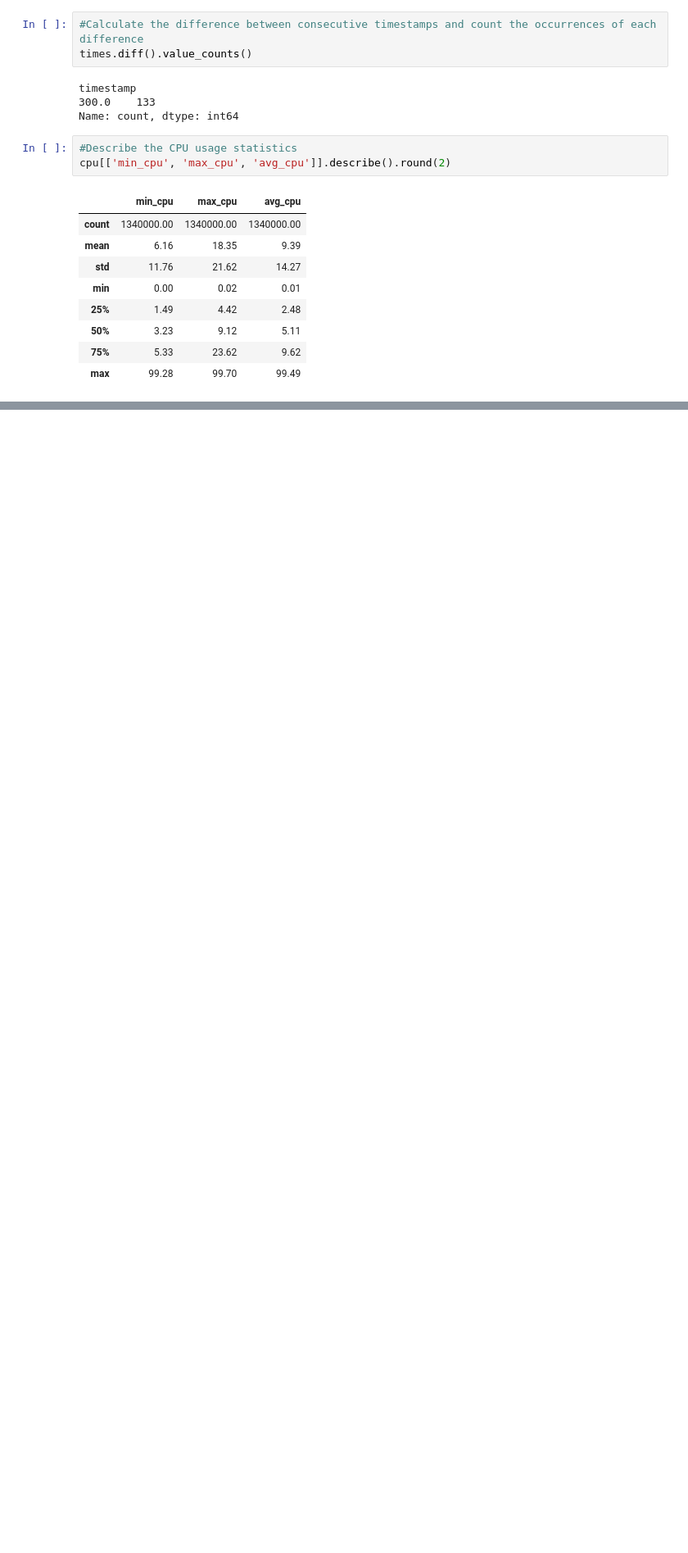
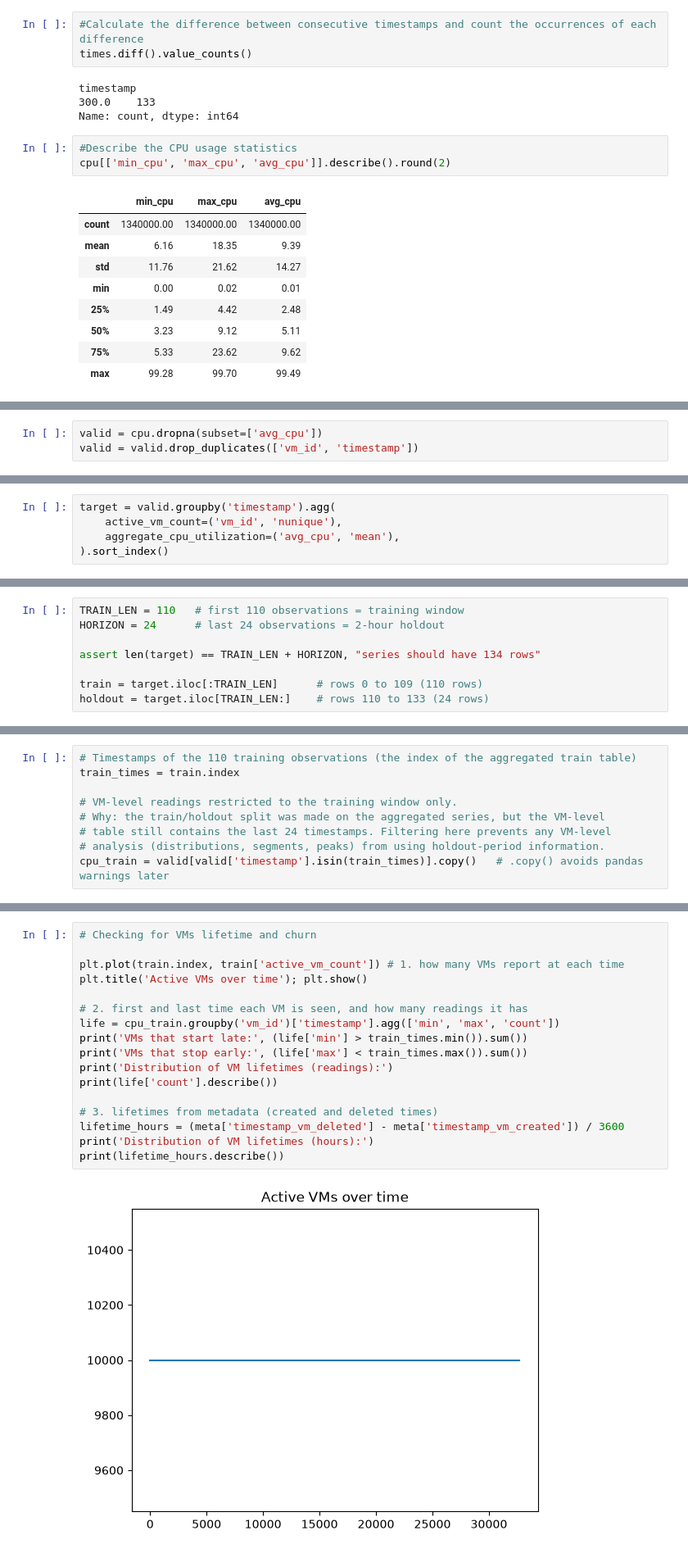
Before and after one commit to chynaenye/cloud-workload-forecasting, a Jupyter notebook: notebooks/cloud-forecasting.ipynb, the cells around one changed output, grey strips where cells are left out. Shown at 82% size. Drawn from its saved outputs; the diff is of its cells as text; blank space fills up the shorter version.

```diff
--- a/notebooks/cloud-forecasting.ipynb
+++ b/notebooks/cloud-forecasting.ipynb
@@ -92,0 +110,3 @@ cpu[['min_cpu', 'max_cpu', 'avg_cpu']].describe().round(2)
+# %%
+valid = cpu.dropna(subset=['avg_cpu'])
+valid = valid.drop_duplicates(['vm_id', 'timestamp'])
@@ -92,0 +119,5 @@ cpu[['min_cpu', 'max_cpu', 'avg_cpu']].describe().round(2)
+# %%
+target = valid.groupby('timestamp').agg(
+    active_vm_count=('vm_id', 'nunique'),
+    aggregate_cpu_utilization=('avg_cpu', 'mean'),
+).sort_index()
@@ -92,0 +154,8 @@ cpu[['min_cpu', 'max_cpu', 'avg_cpu']].describe().round(2)
+# %%
+TRAIN_LEN = 110   # first 110 observations = training window
+HORIZON = 24      # last 24 observations = 2-hour holdout
+
+assert len(target) == TRAIN_LEN + HORIZON, "series should have 134 rows"
+
+train = target.iloc[:TRAIN_LEN]      # rows 0 to 109 (110 rows)
+holdout = target.iloc[TRAIN_LEN:]    # rows 110 to 133 (24 rows)
@@ -92,0 +167,9 @@ cpu[['min_cpu', 'max_cpu', 'avg_cpu']].describe().round(2)
+# %%
+# Timestamps of the 110 training observations (the index of the aggregated train table)
+train_times = train.index
+
+# VM-level readings restricted to the training window only.
+# Why: the train/holdout split was made on the aggregated series, but the VM-level
+# table still contains the last 24 timestamps. Filtering here prevents any VM-level
+# analysis (distributions, segments, peaks) from using holdout-period information.
+cpu_train = valid[valid['timestamp'].isin(train_times)].copy()   # .copy() avoids pandas warnings later
@@ -92,0 +197,19 @@ cpu[['min_cpu', 'max_cpu', 'avg_cpu']].describe().round(2)
+# %%
+# Checking for VMs lifetime and churn
+
+plt.plot(train.index, train['active_vm_count']) # 1. how many VMs report at each time
+plt.title('Active VMs over time'); plt.show()
+
+# 2. first and last time each VM is seen, and how many readings it has
+life = cpu_train.groupby('vm_id')['timestamp'].agg(['min', 'max', 'count'])
+print('VMs that start late:', (life['min'] > train_times.min()).sum())
+print('VMs that stop early:', (life['max'] < train_times.max()).sum())
+print('Distribution of VM lifetimes (readings):')
+print(life['count'].describe())
+
+# 3. lifetimes from metadata (created and deleted times)
+lifetime_hours = (meta['timestamp_vm_deleted'] - meta['timestamp_vm_created']) / 3600
+print('Distribution of VM lifetimes (hours):')
+print(lifetime_hours.describe())
+# %% [output]
+[figure, added]
```
Also changed, not shown: parts of 71 cells of this notebook, 10 other files.
